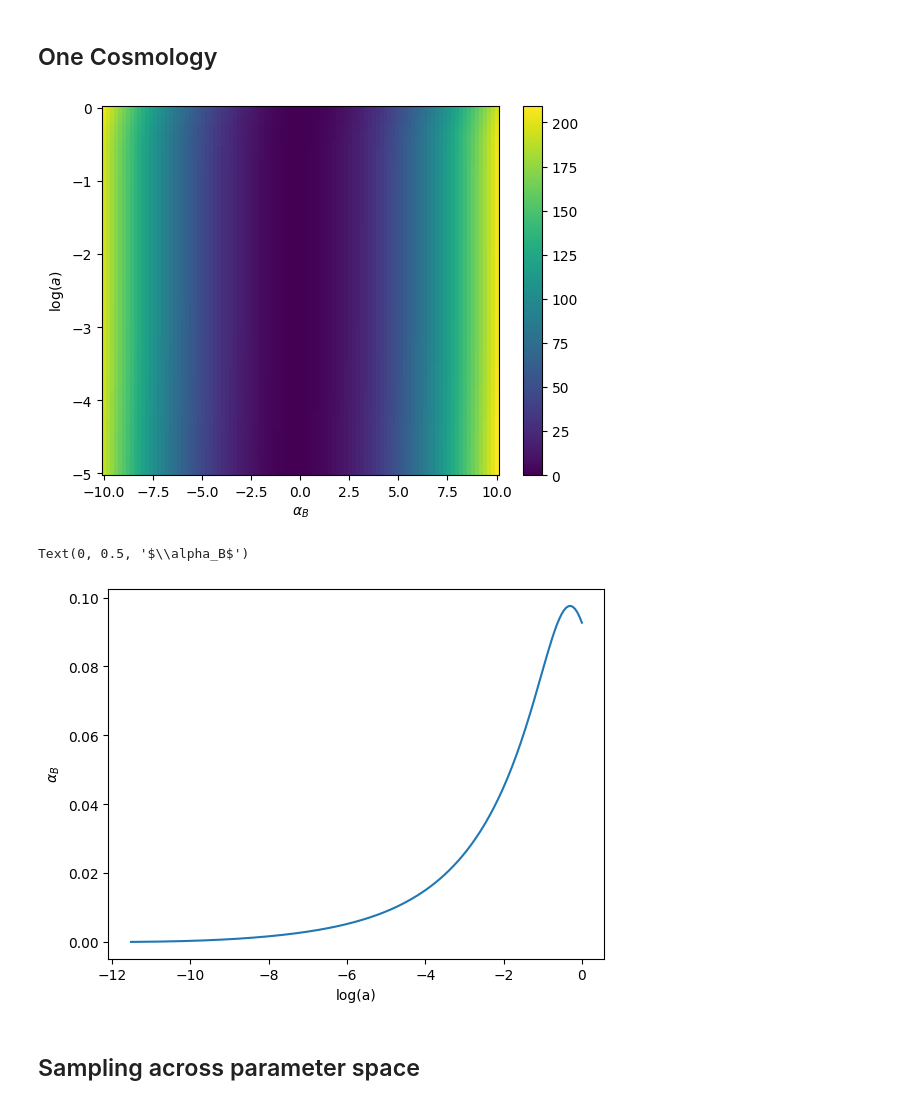
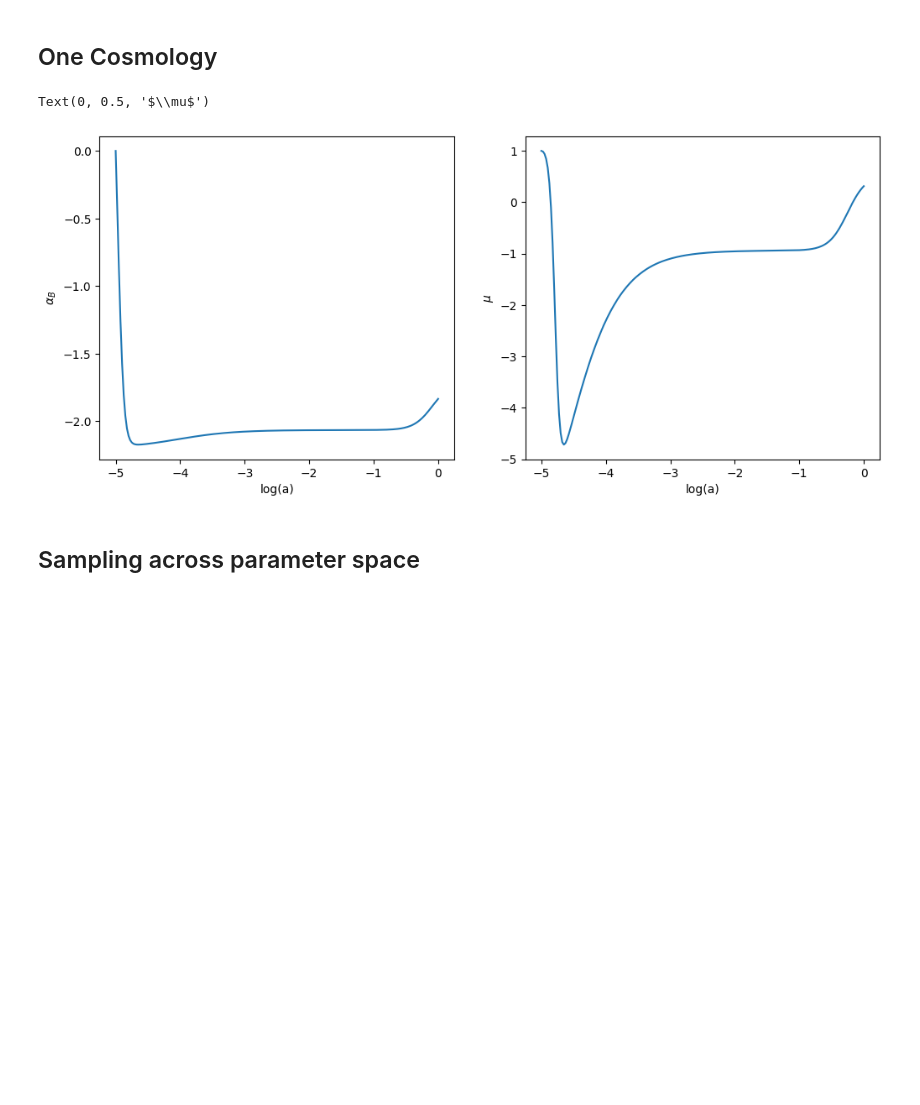
Before and after one commit to joaoreboucas1/cs2-project, a Jupyter notebook: analysis/cs2_alpha_b.ipynb, the cells around one changed output. Drawn from its saved outputs; the diff is of its cells as text; code cells hidden in the pictures; blank space fills up the shorter version.

Commit message:
Tidying plots

```diff
--- a/analysis/cs2_alpha_b.ipynb
+++ b/analysis/cs2_alpha_b.ipynb
@@ -92,12 +92,13 @@ def solve_alpha_B(alpha_K, cs2, omega_m, w0, wa, alpha_B_init=0, method="euler")
             result.append(alpha_B)
         alpha_B = np.array(result)
         mu = 1 + alpha_B**2/2/(alpha_K + 1.5*alpha_B**2)/cs2
-        return loga, alpha_B, mu
+        return loga*np.log10(np.e), alpha_B, mu
     else:
         raise Exception("Unknown method")
 
-def study_alpha_B(alpha_K, cs2, omega_m, w0, wa, alpha_B_init):
+def study_alpha_B(alpha_K, cs2, omega_m, w0, wa):
     # Returns the derivative of alpha_B, evaluated in a grid of alpha_B, log(a)
+    # Useful when assessing the stability of the system
     N_loga = 100 # Number of steps
     a_ini = 1e-5
     loga = np.linspace(np.log(a_ini), 0, N_loga)
@@ -113,28 +114,26 @@ def study_alpha_B(alpha_K, cs2, omega_m, w0, wa, alpha_B_init):
 # %%
 reference_cosmo = {
     "omega_m": 0.3,
     "w0": -1,
     "wa": 0,
     "cs2": 1,
-    "alpha_K": 1e-4,
+    "alpha_K": -7.5,
     "alpha_B_init": 0
 }
-derivs, loga, alpha_B = study_alpha_B(**reference_cosmo)
-plt.pcolormesh(alpha_B, loga, derivs)
-plt.xlabel("$\\alpha_B$")
-plt.ylabel("$\\log(a)$")
-plt.colorbar()
-plt.show()
 
 log_a, alpha_B, mu = solve_alpha_B(**reference_cosmo, method="euler")
-plt.plot(log_a, alpha_B)
-plt.xlabel("log(a)")
-plt.ylabel("$\\alpha_B$")
+
+fig, axs = plt.subplots(1, 2, figsize=(12, 5))
+axs[0].plot(log_a, alpha_B)
+axs[0].set_xlabel("log(a)")
+axs[0].set_ylabel("$\\alpha_B$")
+axs[1].plot(log_a, mu)
+axs[1].set_xlabel("log(a)")
+axs[1].set_ylabel("$\\mu$")
 # plt.savefig("plots/alpha_B_solution.pdf")
 # %% [output]
+Text(0, 0.5, '$\\mu$')
-[figure, old version]
+[figure, new version]
-Text(0, 0.5, '$\\alpha_B$')
-[figure, removed]
 # %% [markdown]
 ## Sampling across parameter space
 # %% [markdown]
```
Also changed, not shown: parts of 4 cells of this notebook, 12 other files.
